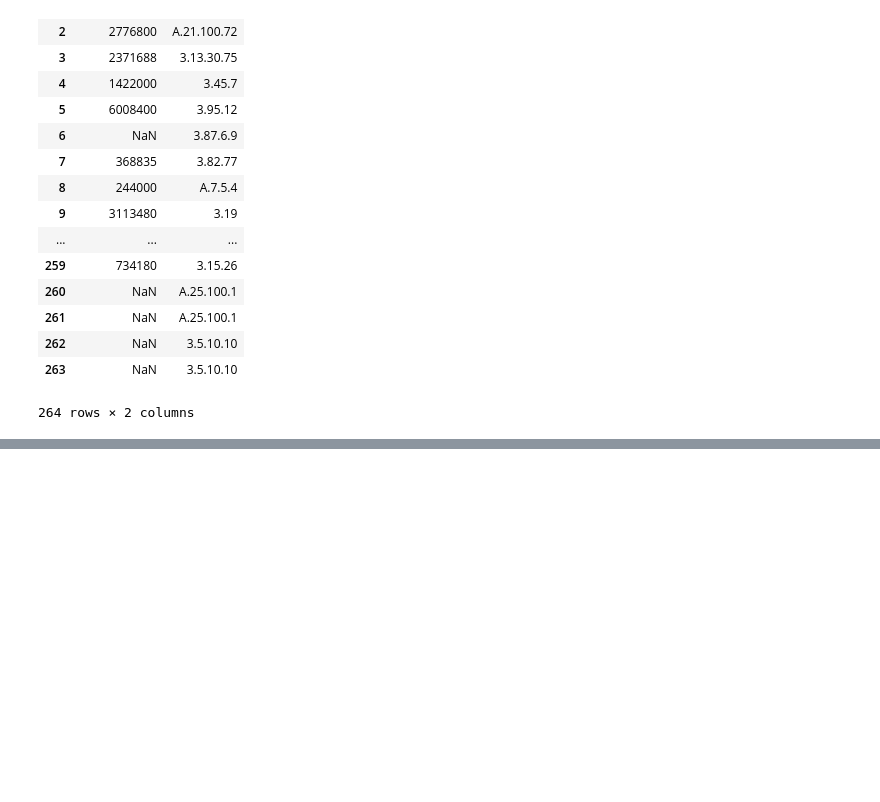
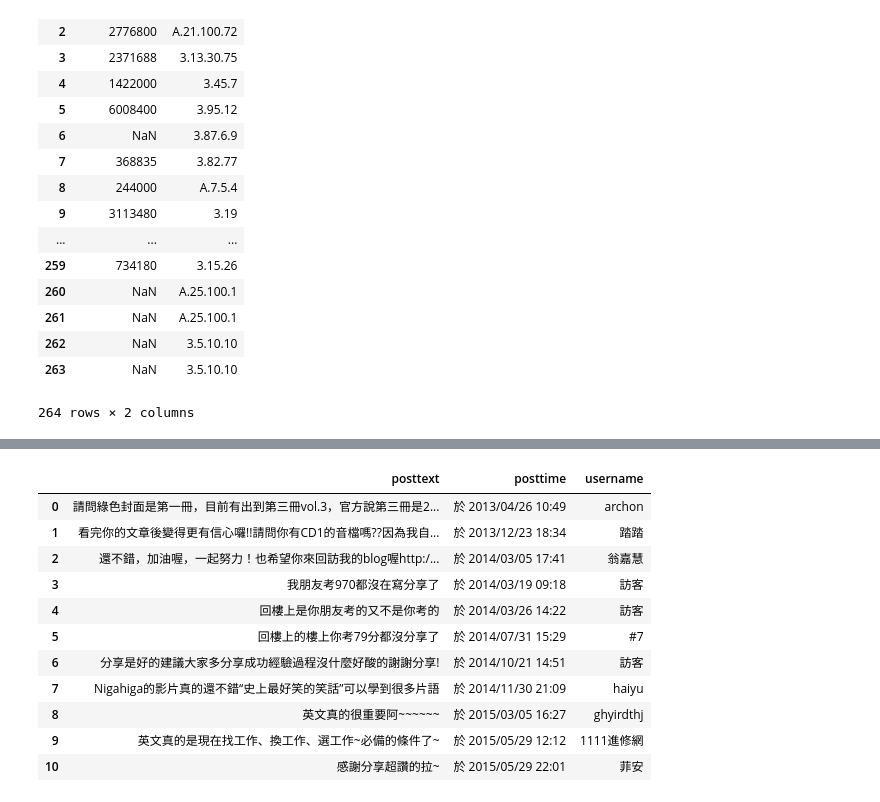
Before and after one commit to ywchiu/201506ETL, a Jupyter notebook: Python Tutorial 4.ipynb, the cells around one changed output, grey strips where cells are left out. Cells and saved outputs as stored; diff of their text form; code cells hidden in the pictures; blank space fills up the shorter version.

```diff
--- a/Python Tutorial 4.ipynb
+++ b/Python Tutorial 4.ipynb
@@ -663,0 +657,8 @@ print res.text
+# %%
+import requests
+from bs4 import BeautifulSoup
+res = requests.get('http://hamaer65.pixnet.net/blog/post/110086863#comment-35562768')
+res.encoding = 'utf-8'
+soup = BeautifulSoup(res.text)
+for post in soup.select('.single-post'):
+    print "%s\t%s\t%s"%(post.select('.user-name')[0].text, post.select('.post-time')[0].text, ''.join(post.select('.post-text')[0].text.split()))
@@ -663,0 +677,26 @@ print res.text
+# %%
+import requests
+from bs4 import BeautifulSoup
+res = requests.get('http://hamaer65.pixnet.net/blog/post/110086863#comment-35562768')
+res.encoding = 'utf-8'
+soup = BeautifulSoup(res.text)
+ary = []
+for post in soup.select('.single-post'):
+    ary.append({'username':post.select('.user-name')[0].text, 'posttime':post.select('.post-time')[0].text, 'posttext':''.join(post.select('.post-text')[0].text.split())})
+
+import pandas as pd
+df = pd.DataFrame(ary)
+df
+# %% [output]
+|  | posttext | posttime | username |
+| 0 | 請問綠色封面是第一冊，目前有出到第三冊vol.3，官方說第三冊是2... | 於 2013/04/26 10:49 | archon |
+| 1 | 看完你的文章後變得更有信心囉!!請問你有CD1的音檔嗎??因為我自... | 於 2013/12/23 18:34 | 踏踏 |
+| 2 | 還不錯，加油喔，一起努力！也希望你來回訪我的blog喔http:/... | 於 2014/03/05 17:41 | 翁嘉慧 |
+| 3 | 我朋友考970都沒在寫分享了 | 於 2014/03/19 09:18 | 訪客 |
+| 4 | 回樓上是你朋友考的又不是你考的 | 於 2014/03/26 14:22 | 訪客 |
+| 5 | 回樓上的樓上你考79分都沒分享了 | 於 2014/07/31 15:29 | #7 |
+| 6 | 分享是好的建議大家多分享成功經驗過程沒什麼好酸的謝謝分享! | 於 2014/10/21 14:51 | 訪客 |
+| 7 | Nigahiga的影片真的還不錯“史上最好笑的笑話”可以學到很多片語 | 於 2014/11/30 21:09 | haiyu |
+| 8 | 英文真的很重要阿~~~~~~ | 於 2015/03/05 16:27 | ghyirdthj |
+| 9 | 英文真的是現在找工作、換工作、選工作~必備的條件了~ | 於 2015/05/29 12:12 | 1111進修網 |
+| 10 | 感謝分享超讚的拉~ | 於 2015/05/29 22:01 | 菲安 |
```
Also changed, not shown: parts of 5 cells of this notebook.
